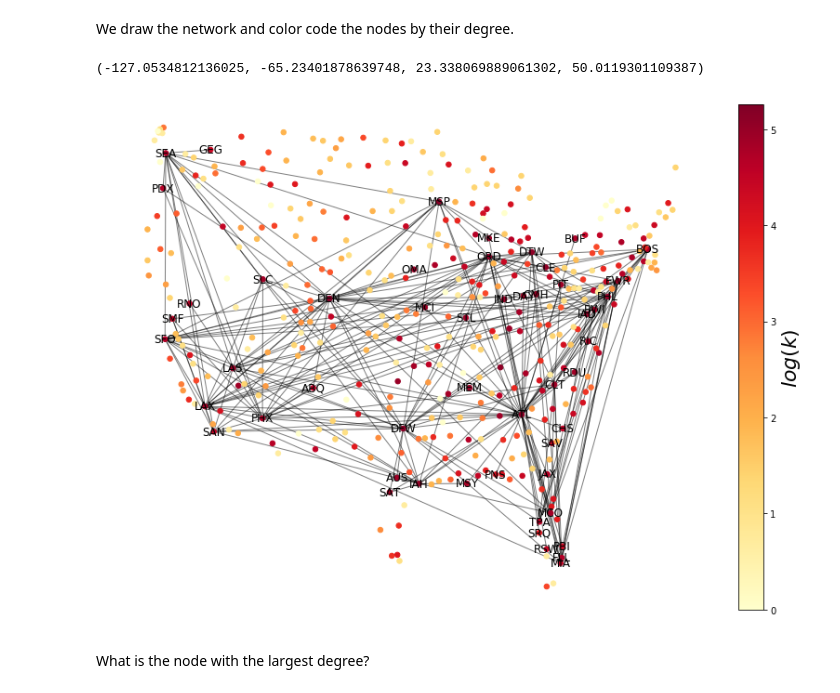
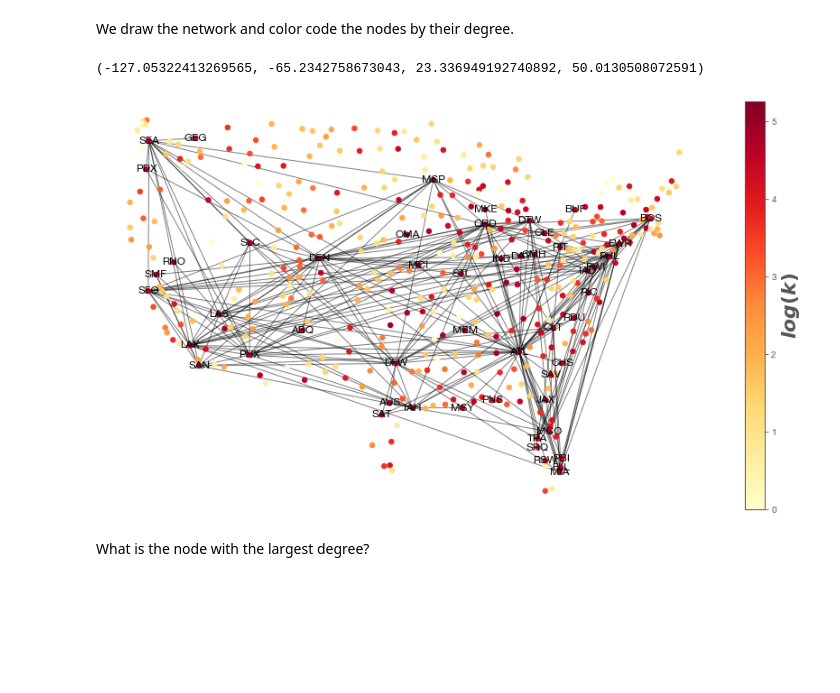
Before and after one commit to micheletizzoni/Complexity-in-social-systems, a Jupyter notebook: 2-networkx/nb03_NetworkX_visualization.ipynb, the cells around one changed output. Saved outputs shown, nothing was run; the diff lists cells and outputs as text; code cells hidden in the pictures; blank space fills up the shorter version.

```diff
--- a/2-networkx/nb03_NetworkX_visualization.ipynb
+++ b/2-networkx/nb03_NetworkX_visualization.ipynb
@@ -444,33 +467,32 @@ fh.close()
 # %% [markdown]
 We draw the network and color code the nodes by their degree.
 # %%
-import math
-fig=plt.figure(figsize=(14,10))
+fig=plt.figure(figsize=(15,8))
 
 s=nx.draw_networkx_nodes(G,
             pos=G.pos,
             node_color=[math.log(G.degree(v)) for v in G],
             node_size=30,
             cmap=plt.cm.YlOrRd
             )
 
 nx.draw_networkx_edges(H,
             pos=G.pos,
             alpha=0.5
             )
 
 nx.draw_networkx_labels(H,
             pos=H.pos,
             labels=H.code,
             )
 
 cbar=plt.colorbar(s)
 cbar.ax.set_ylabel('$log(k)$', size=22)
 
 plt.axis('off')
 # %% [output]
-(-127.0534812136025, -65.23401878639748, 23.338069889061302, 50.0119301109387)
+(-127.05322413269565, -65.2342758673043, 23.336949192740892, 50.0130508072591)
-[figure, old version]
+[figure, new version]
 # %% [markdown]
 What is the node with the largest degree?
 # %%
```
Also changed, not shown: parts of 21 cells of this notebook, 4 other files.
